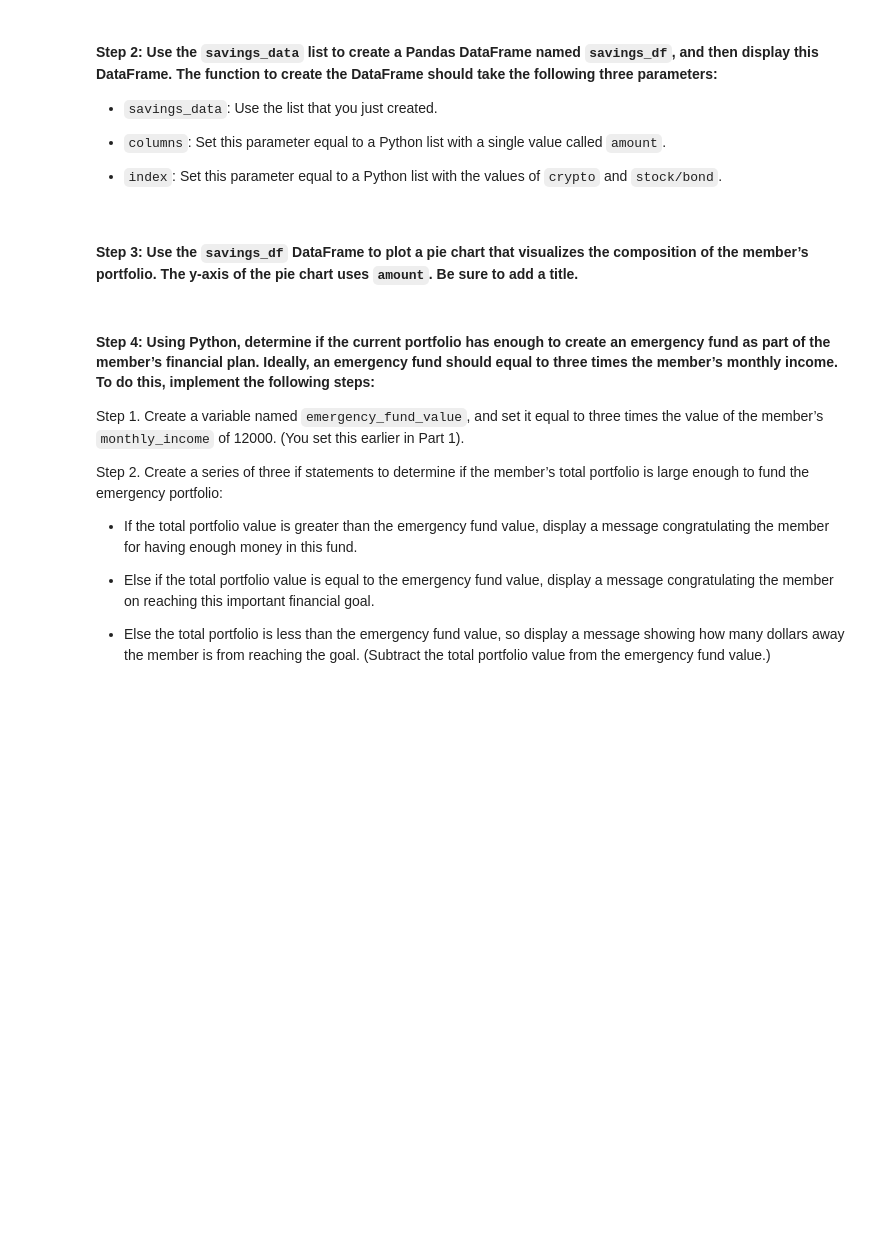
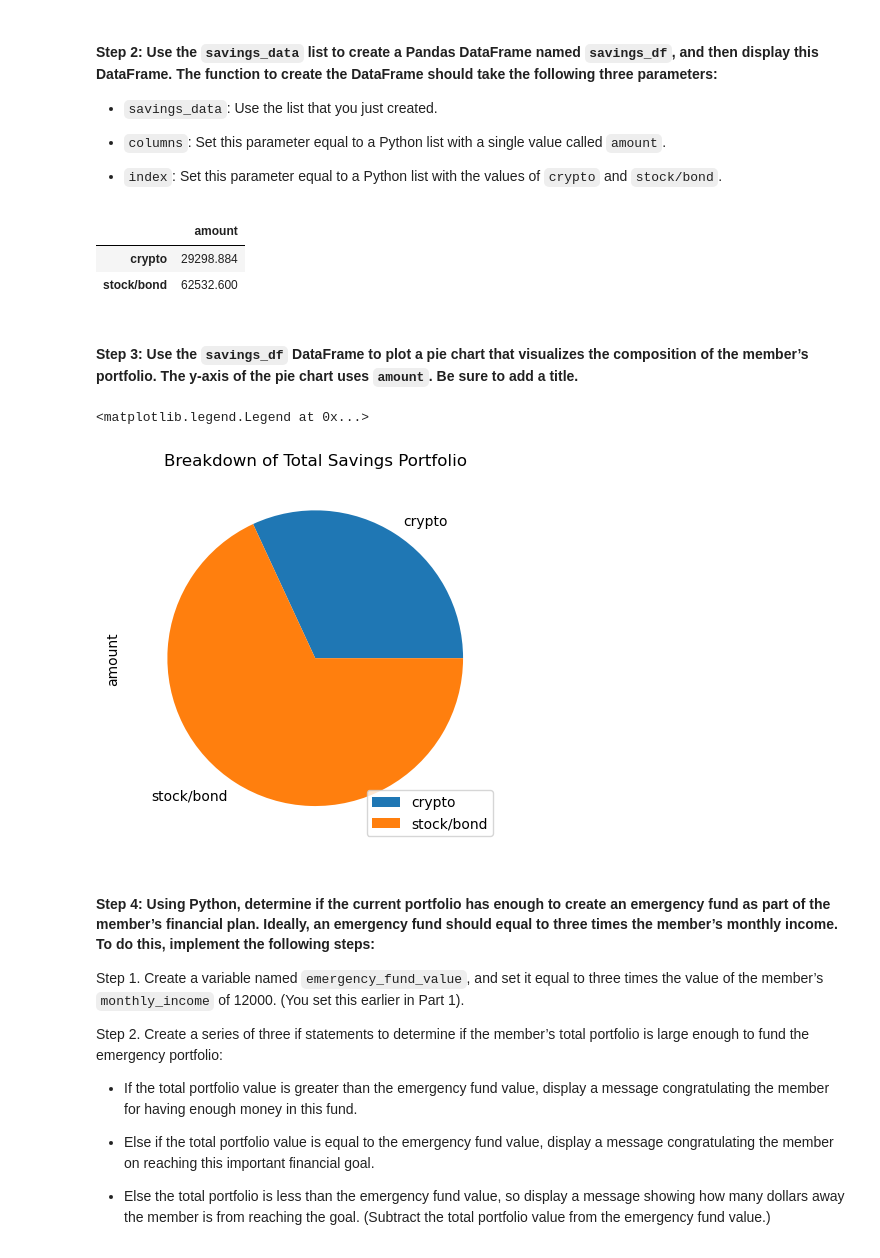
Before and after one commit to marvinlee100/Module_5_Challenge_FINAL, a Jupyter notebook: Challenge_Files/financial_planning_tools.ipynb, the cells around one changed output. Saved outputs shown, nothing was run; the diff lists cells and outputs as text; code cells hidden in the pictures; blank space fills up the shorter version.

```diff
--- a/Challenge_Files/financial_planning_tools.ipynb
+++ b/Challenge_Files/financial_planning_tools.ipynb
@@ -280,6 +317,10 @@ agg_value = # YOUR CODE HERE
 # %%
 # Calculate the current value of the stock portion of the portfolio
-spy_value = # YOUR CODE HERE
+spy_value = spy_shares * spy_close_price
+
+# Check spy_shares & spy_close_price
+display(spy_shares)
+display(spy_close_price)
 
 # Print the current value of the stock portfolio
-# YOUR CODE HERE
+print(f"The current value of the stock portfolio is: ${spy_value: .2f}.")
@@ -286,6 +331,8 @@ spy_value = # YOUR CODE HERE
 # %%
 # Calculate the total value of the stock and bond portion of the portfolio
-total_stocks_bonds = # YOUR CODE HERE
+total_stocks_bonds = agg_value + spy_value
 
 # Print the current balance of the stock and bond portion of the portfolio
 # YOUR CODE HERE
+
+print(f"The current balance of the stock and bond portion of the portfolio is: ${total_stocks_bonds: .2f}.")
@@ -328,7 +383,7 @@ In this section, you’ll use the valuations for the cryptocurrency wallet and f
 #### Step 1: Create a Python list named `savings_data` that has two elements. The first element contains the total value of the cryptocurrency wallet. The second element contains the total value of the stock and bond portions of the portfolio.
 # %%
 # Consolidate financial assets data into a Python list
-# YOUR CODE HERE
+savings_data = [total_crypto_wallet, total_stocks_bonds]
 
 # Review the Python list savings_data
-# YOUR CODE HERE
+display(savings_data)
@@ -342,15 +399,31 @@ In this section, you’ll use the valuations for the cryptocurrency wallet and f
 - `index`: Set this parameter equal to a Python list with the values of `crypto` and `stock/bond`.
 # %%
 # Create a Pandas DataFrame called savings_df
-# YOUR CODE HERE
+savings_df = pd.DataFrame(
+    savings_data,
+    columns = ["amount"],
+    index = ["crypto", "stock/bond"]
+)
 
 # Display the savings_df DataFrame
-# YOUR CODE HERE
+display(savings_df)
+# %% [output]
+|  | amount |
+| crypto | 29298.884 |
+| stock/bond | 62532.600 |
 # %% [markdown]
 #### Step 3: Use the `savings_df` DataFrame to plot a pie chart that visualizes the composition of the member’s portfolio. The y-axis of the pie chart uses `amount`. Be sure to add a title.
 # %%
 # Plot the total value of the member's portfolio (crypto and stock/bond) in a pie chart
-# YOUR CODE HERE
+
+savings_df.plot(kind = "pie", y = "amount", title = "Breakdown of Total Savings Portfolio")
+
+# Need to adjust legend location to prevent text overlap
+import matplotlib.pyplot as plt
+plt.legend(loc = "lower right")
+# %% [output]
+<matplotlib.legend.Legend at 0x...>
+[figure, added]
 # %% [markdown]
 #### Step 4: Using Python, determine if the current portfolio has enough to create an emergency fund as part of the member’s financial plan. Ideally, an emergency fund should equal to three times the member’s monthly income. To do this, implement the following steps:
 
```
Also changed, not shown: parts of 39 cells of this notebook.
